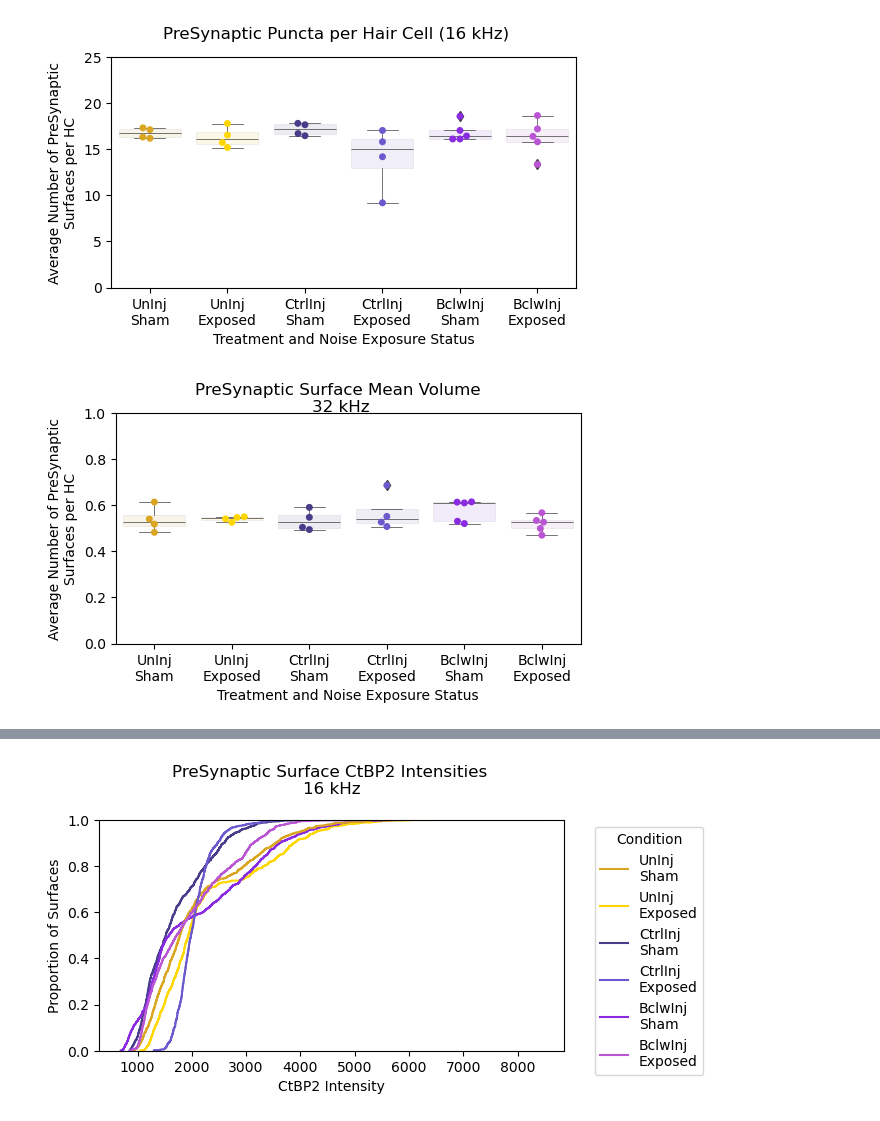
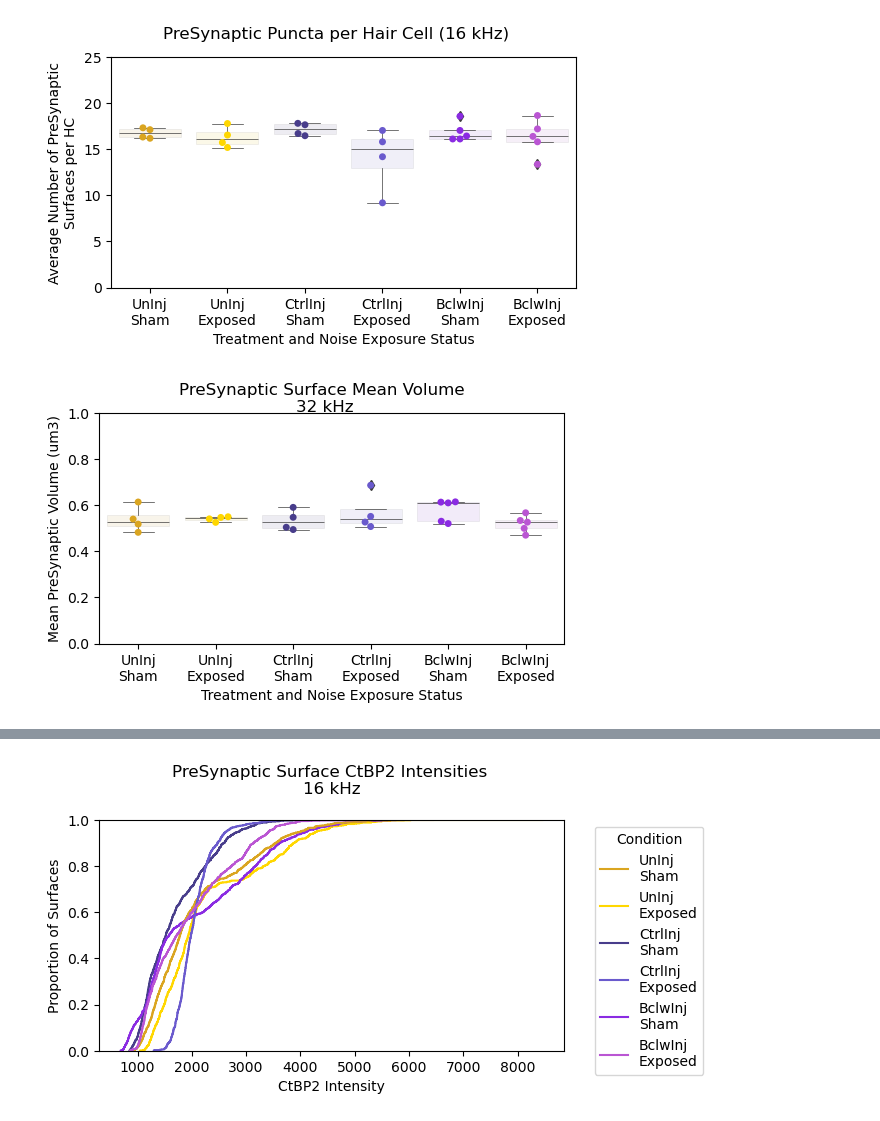
Before and after one commit to engineeringjoy/SynAnalyzer, a Jupyter notebook: 4.0_SynAnalyzer_PlotImarisResults.ipynb, the cells around one changed output, grey strips where cells are left out. Saved outputs shown, nothing was run; the diff lists cells and outputs as text; code cells hidden in the pictures.

```diff
--- a/4.0_SynAnalyzer_PlotImarisResults.ipynb
+++ b/4.0_SynAnalyzer_PlotImarisResults.ipynb
@@ -241,31 +241,31 @@ plt.savefig(dirTR+batchID+'.'+plot+'.'+plottype+'.'+str(region)+'.png',  bbox_in
 # %%
 # *** SET PLOT SPECIFIC PARAMETERS ***
 plot = 'PreSynMeanVol'
 plottype = 'BoxSwarm'
 region = 32
 title = 'PreSynaptic Surface Mean Volume \n'+str(region)+' kHz\n'
 hue = 'Condition'
 x = 'Condition'
 y = 'PreSyn_MeanVol_um3'
 ymin = 0
 ymax = 1
 xlab = 'Treatment and Noise Exposure Status'
-ylab = 'Average Number of PreSynaptic\nSurfaces per HC'
+ylab = 'Mean PreSynaptic Volume (um3)'
 
 # *** MAKE PLOT ***
 fig= plt.figure(figsize=(6,3))
 fig.suptitle(title)
 ax1 = sns.swarmplot(data=dfIms[(dfIms['Freq']==region)],x=x,y=y, hue=hue,palette=colors,order=pltOrder,legend = False, dodge = False)
 sns.boxplot(data=dfIms[(dfIms['Freq']==region)],x=x,y=y, hue=hue,palette=colors,order=pltOrder,boxprops={'alpha': 0.1}, ax=ax1, dodge = False,linewidth=.5)
 ax1.set_ylim((ymin, ymax))
 ax1.set(xlabel=xlab)
 ax1.set(ylabel=ylab)
 ax1.get_legend().remove()
 
 # *** SAVE THE FIGURE ***
 plt.savefig(dirTR+batchID+'.'+plot+'.'+plottype+'.'+str(region)+'.png',  bbox_inches='tight', dpi = 300,format = 'png')
 # %% [output]
-[figure, old version]
+[figure, new version]
 # %%
 # *** SET PLOT SPECIFIC PARAMETERS ***
 plot = 'PreSynMeanCtBP2Int'
```
Also changed, not shown: parts of 7 cells of this notebook, 1 other file.
